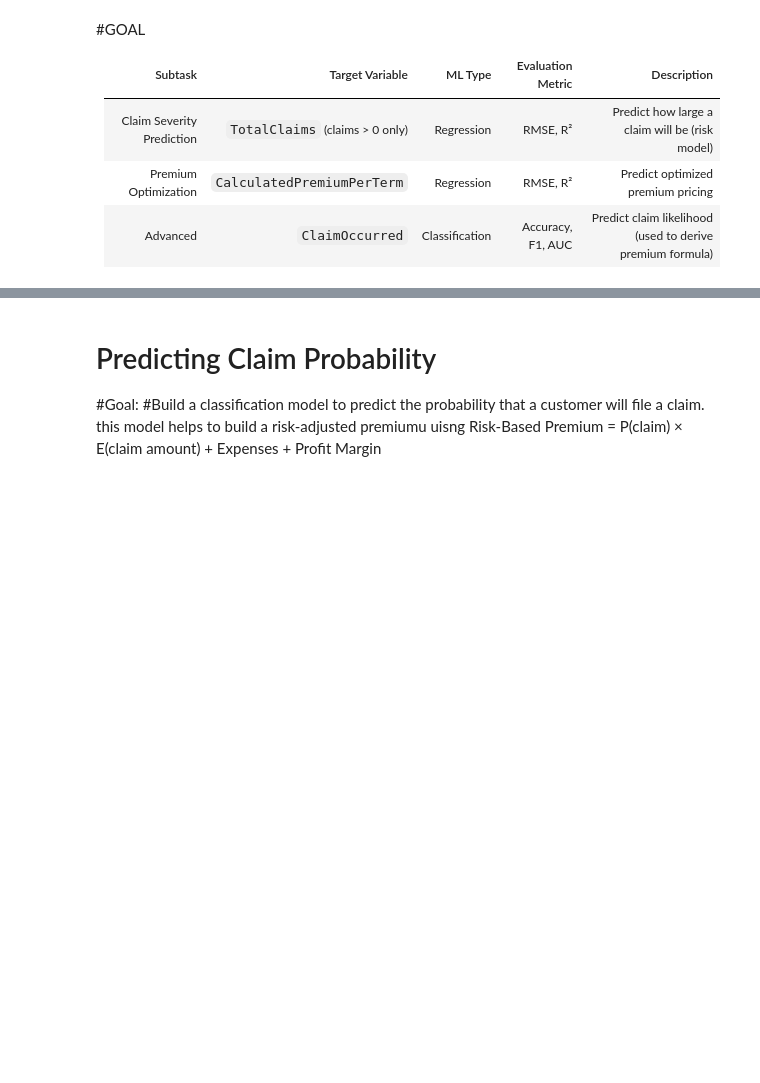
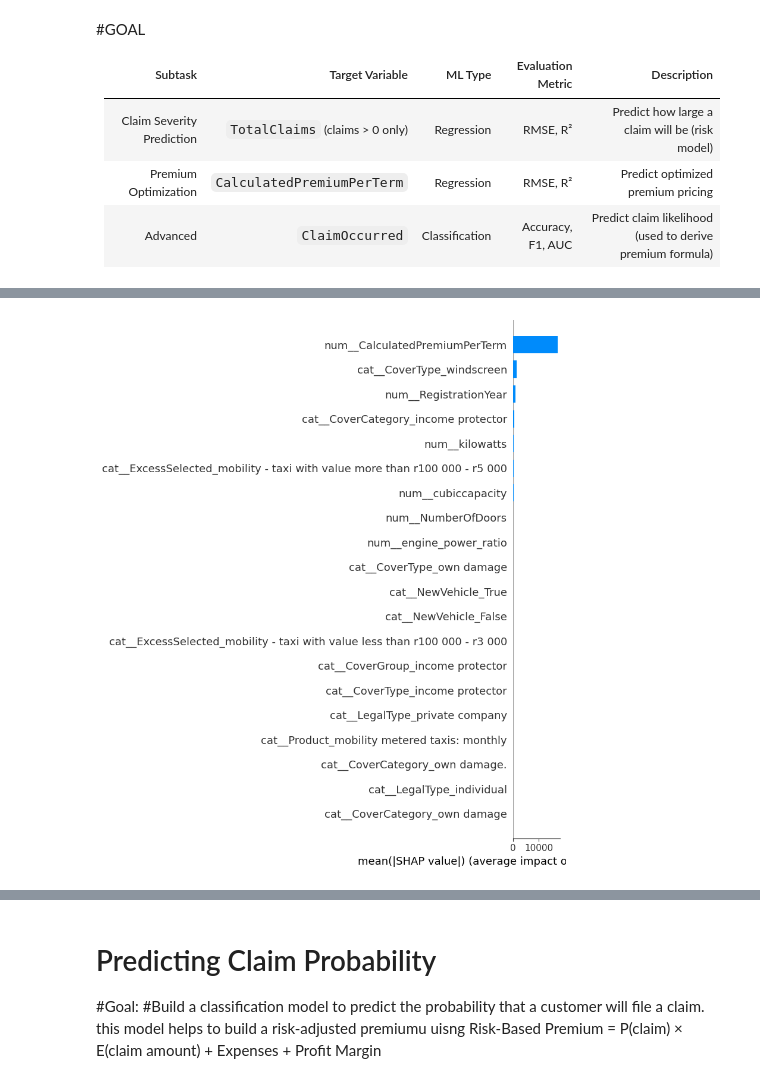
Before and after one commit to NuryeNigusMekonen/Insurance-Risk-Analytics---Predictive-Modeling-for-ACIS, a Jupyter notebook: notebooks/modeling.ipynb, the cells around one changed output, grey strips where cells are left out. Cells and saved outputs as stored; diff of their text form; code cells hidden in the pictures; blank space fills up the shorter version.

```diff
--- a/notebooks/modeling.ipynb
+++ b/notebooks/modeling.ipynb
@@ -323,0 +176,34 @@ shap.summary_plot(shap_values, X_sample)
+# %%
+import joblib
+import shap
+import pandas as pd
+
+# Load trained pipeline
+rf_severity_pipeline = joblib.load("saved_models/random_forest_severity_model.pkl")
+
+# Load processed dataset
+df_processed = pd.read_csv("../data/processed/processed_insurance_data.csv")
+
+# Sample for SHAP (keep all columns the pipeline expects)
+X_sample = df_processed.sample(5000, random_state=42)
+
+# Transform features using the pipeline preprocessor
+X_transformed = rf_severity_pipeline.named_steps['preprocessor'].transform(X_sample)
+
+# Extract trained estimator
+rf_model = rf_severity_pipeline.named_steps['regressor']
+
+# SHAP explainer
+import shap
+explainer = shap.TreeExplainer(rf_model)
+shap_values = explainer.shap_values(X_transformed)
+
+# Summary plot
+shap.summary_plot(
+    shap_values,
+    X_transformed,
+    feature_names=rf_severity_pipeline.named_steps['preprocessor'].get_feature_names_out(),
+    plot_type="bar"
+)
+# %% [output]
+[figure, added]
```
Also changed, not shown: parts of 23 cells of this notebook, 26 other files.
